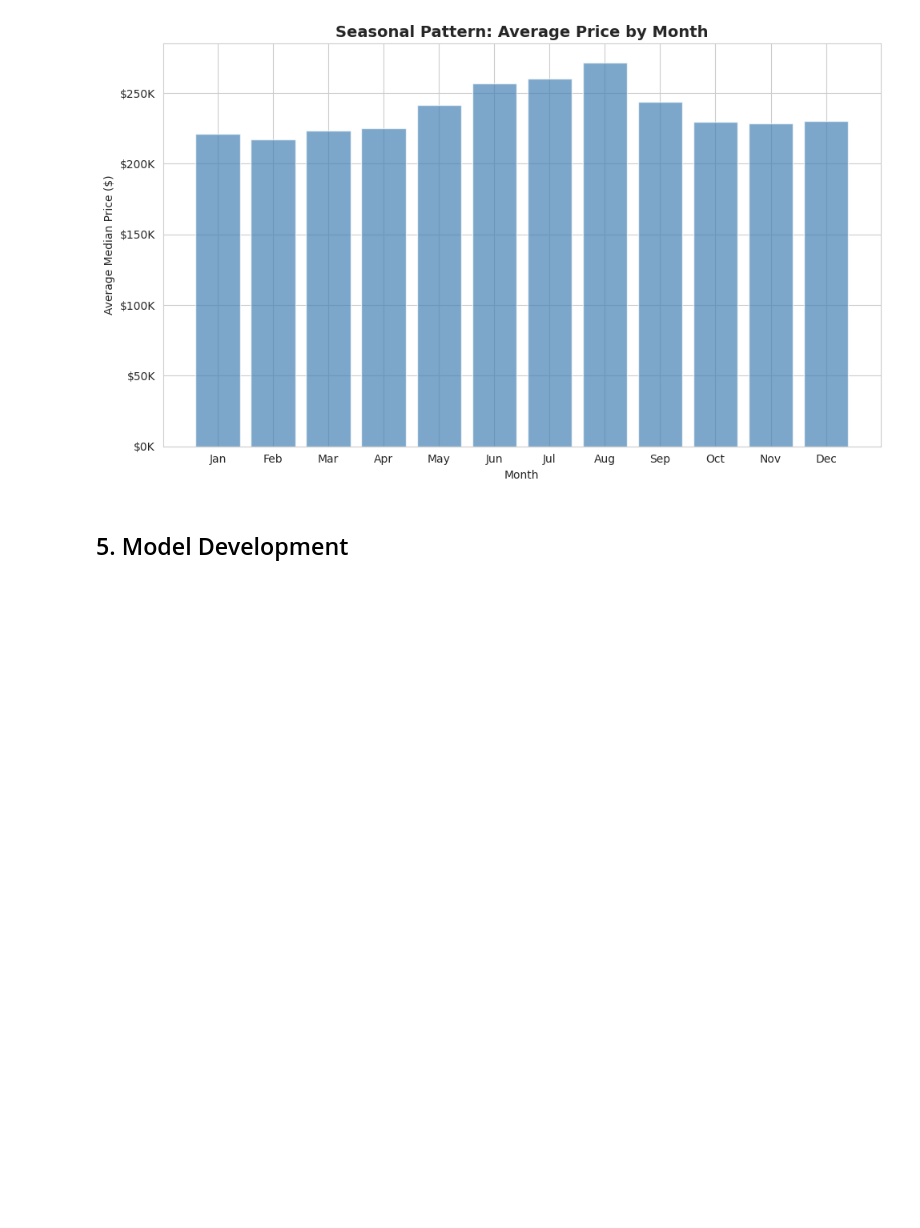
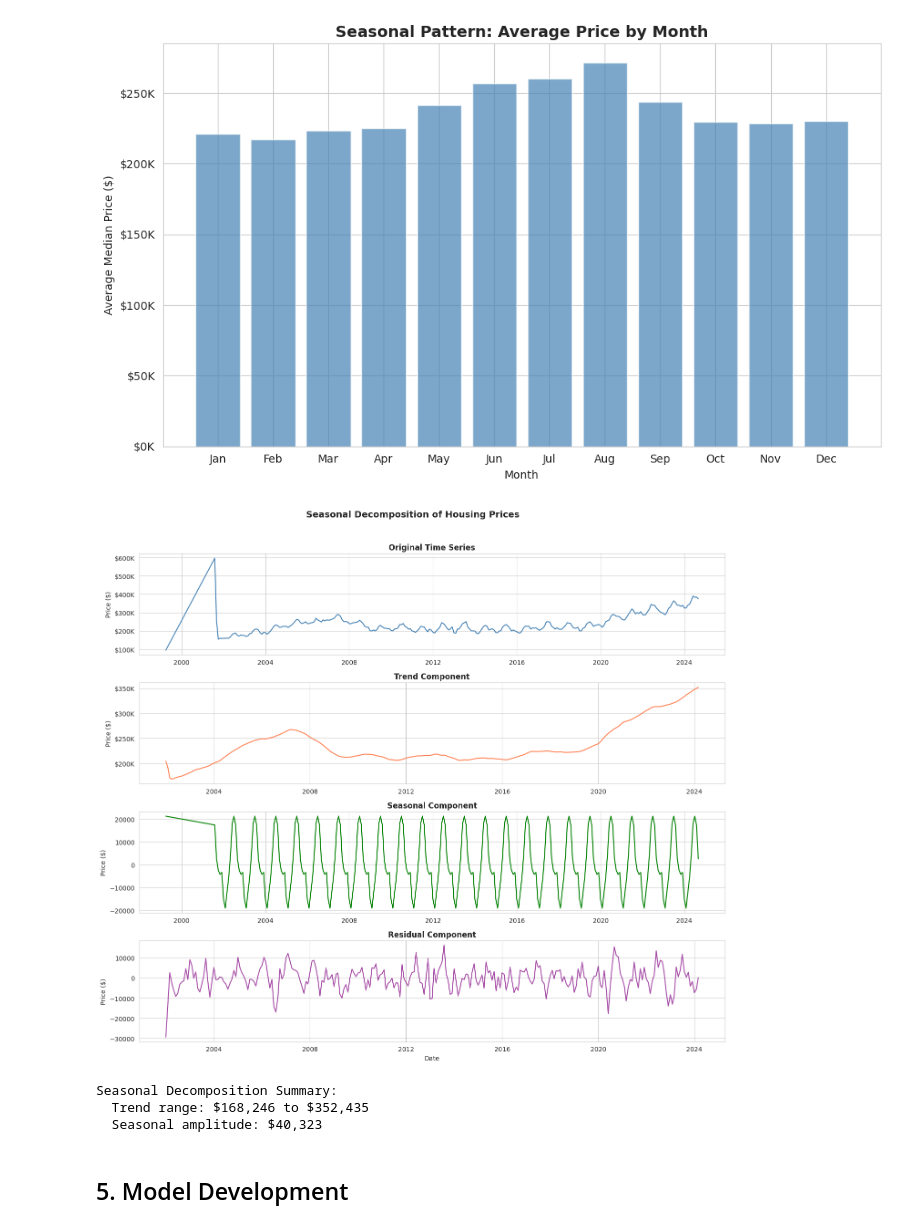
Before and after one commit to f0r3st86/GMGT-643, a Jupyter notebook: 643_Code.ipynb, the cells around one changed output. Saved outputs shown, nothing was run; the diff lists cells and outputs as text; code cells hidden in the pictures; blank space fills up the shorter version.

```diff
--- a/643_Code.ipynb
+++ b/643_Code.ipynb
@@ -265,6 +265,50 @@ plt.tight_layout()
 plt.show()
 # %% [output]
 [figure]
+# %%
+# Seasonal Decomposition
+from statsmodels.tsa.seasonal import seasonal_decompose
+
+# Perform seasonal decomposition
+decomposition = seasonal_decompose(final_df['median_price'], model='additive', period=12)
+
+fig, axes = plt.subplots(4, 1, figsize=(14, 12))
+
+# Original
+axes[0].plot(final_df.index, final_df['median_price'], color='steelblue')
+axes[0].set_title('Original Time Series', fontsize=12, fontweight='bold')
+axes[0].set_ylabel('Price ($)')
+axes[0].yaxis.set_major_formatter(plt.FuncFormatter(lambda x, p: f'${x/1000:.0f}K'))
+
+# Trend
+axes[1].plot(decomposition.trend.index, decomposition.trend, color='coral')
+axes[1].set_title('Trend Component', fontsize=12, fontweight='bold')
+axes[1].set_ylabel('Price ($)')
+axes[1].yaxis.set_major_formatter(plt.FuncFormatter(lambda x, p: f'${x/1000:.0f}K'))
+
+# Seasonal
+axes[2].plot(decomposition.seasonal.index, decomposition.seasonal, color='green')
+axes[2].set_title('Seasonal Component', fontsize=12, fontweight='bold')
+axes[2].set_ylabel('Price ($)')
+
+# Residual
+axes[3].plot(decomposition.resid.index, decomposition.resid, color='purple', alpha=0.7)
+axes[3].set_title('Residual Component', fontsize=12, fontweight='bold')
+axes[3].set_ylabel('Price ($)')
+axes[3].set_xlabel('Date')
+
+plt.suptitle('Seasonal Decomposition of Housing Prices', fontsize=14, fontweight='bold', y=1.02)
+plt.tight_layout()
+plt.show()
+
+print(f"\nSeasonal Decomposition Summary:")
+print(f"  Trend range: ${decomposition.trend.min():,.0f} to ${decomposition.trend.max():,.0f}")
+print(f"  Seasonal amplitude: ${decomposition.seasonal.max() - decomposition.seasonal.min():,.0f}")
+# %% [output]
+[figure, added]
+Seasonal Decomposition Summary:
+  Trend range: $168,246 to $352,435
+  Seasonal amplitude: $40,323
 # %% [markdown]
 ## 5. Model Development
 # %%
```
Also changed, not shown: parts of 5 cells of this notebook, 1 other file.
